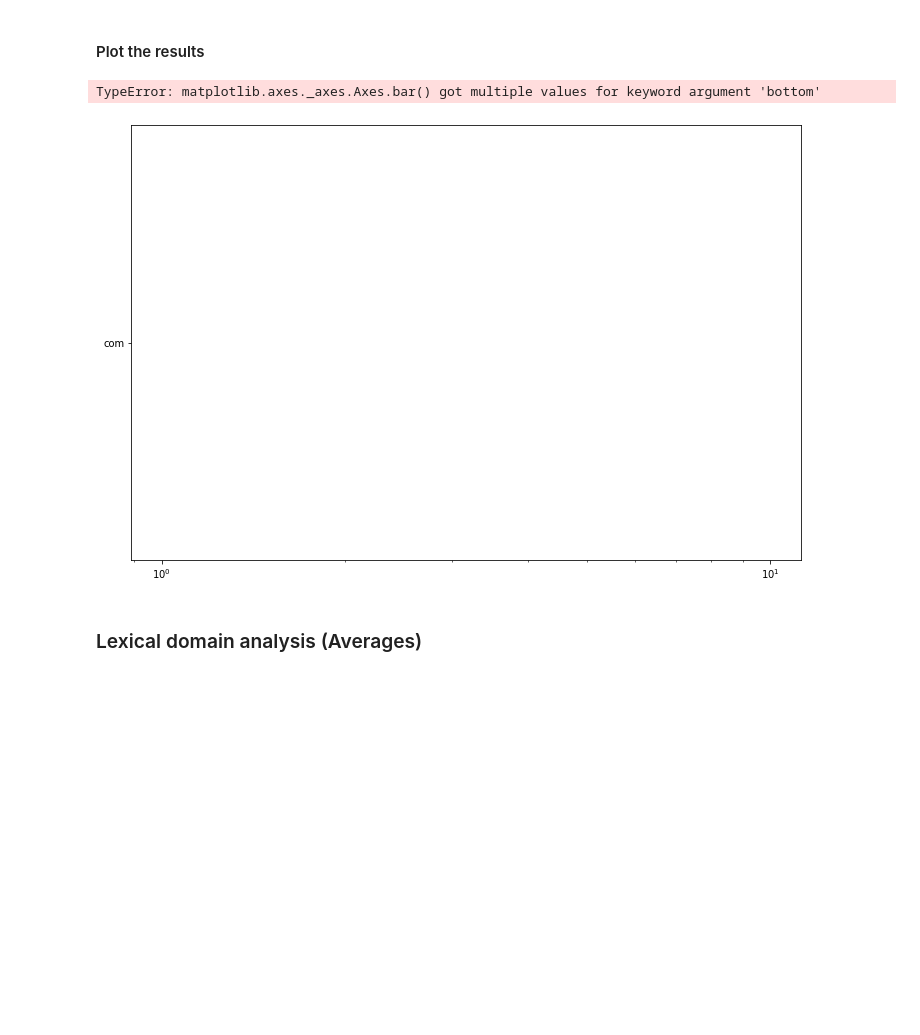
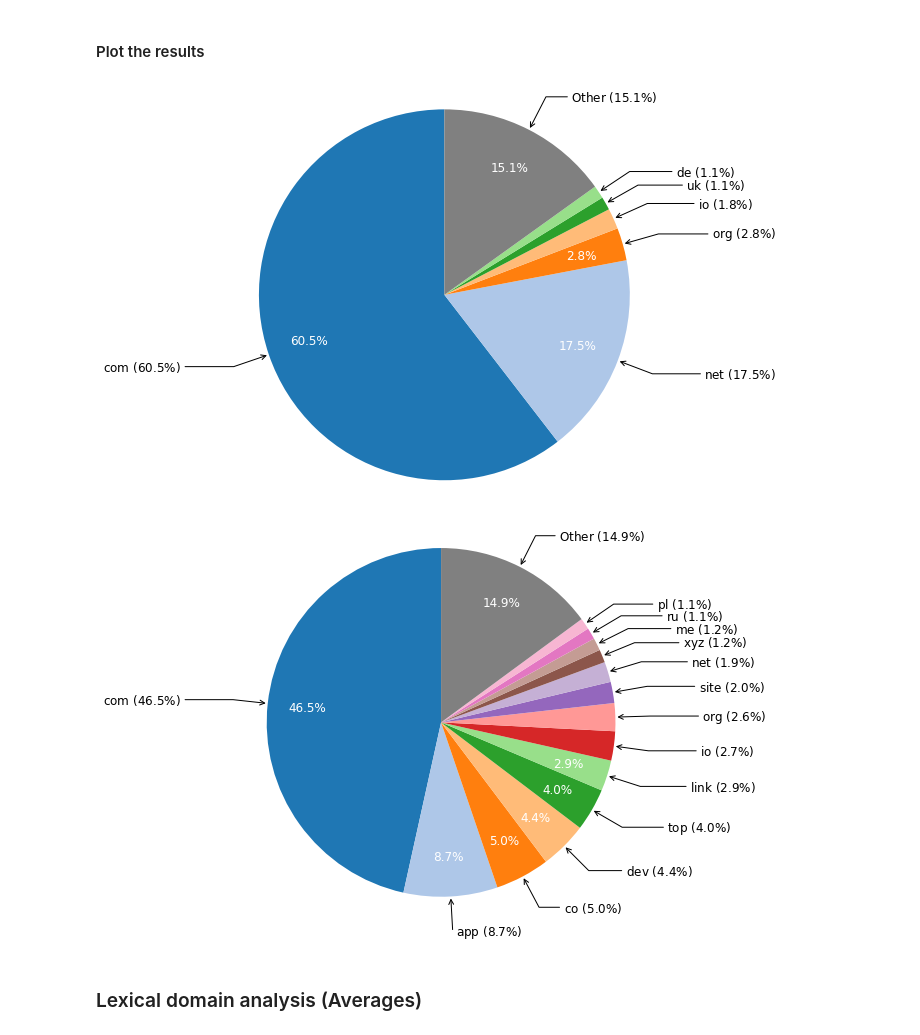
Before and after one commit to WitchoutName/pp-research-tools, a Jupyter notebook: MongoAnalysis.ipynb, the cells around one changed output. Cells and saved outputs as stored; diff of their text form; code cells hidden in the pictures; blank space fills up the shorter version.

Commit message:
Fixes of Geo visualisations

```diff
--- a/MongoAnalysis.ipynb
+++ b/MongoAnalysis.ipynb
@@ -217,11 +340,12 @@ df_benign["tld"] = df_benign["domain_name"].apply(lambda x: x.split(".")[-1])
 df_misp["tld"] = df_misp["domain_name"].apply(lambda x: x.split(".")[-1])
 
 
-min_percentage = 0.005
+min_percentage_benign = 0.01
+min_percentage_misp = 0.01
 
 # Calculate distributions
-benign_tld_dist = calculate_column_distribution(df_benign, "tld", min_percentage)
-misp_tld_dist = calculate_column_distribution(df_misp, "tld", min_percentage)
+benign_tld_dist = calculate_column_distribution(df_benign, "tld", min_percentage_benign)
+misp_tld_dist = calculate_column_distribution(df_misp, "tld", min_percentage_misp)
 # %%
 logged = np.log(benign_tld_dist['count']*10)/10
 logged / max(logged) * 0.75
@@ -242,18 +362,24 @@ Name: count, dtype: float64
 #### Plot the results
 # %%
 feature_name = "Top-Level Domain"
+feature_name = "TLD"
 
 # Plot the Benign data
-barplot_column_distribution(benign_tld_dist, feature_name, "Benign", color="b", log_scale=True, bottom=1e-0)
-piechart_column_distribution(benign_tld_dist, feature_name, "Benign", color_map=plt.cm.Blues)
-piechart_column_distribution(benign_tld_dist, feature_name, "Benign", color_map=plt.cm.Blues, legend=True)
+#barplot_column_distribution(benign_tld_dist, feature_name, "Benign", color="b", log_scale=True, bottom=1e-0)
+#piechart_column_distribution(benign_tld_dist, feature_name, "Benign")
+#piechart_column_distribution(benign_tld_dist, feature_name, "Benign", legend=True)
+#piechart_column_distribution2(benign_tld_dist, feature_name, "Benign")
+#piechart_column_distribution3(benign_tld_dist, feature_name, "Benign")
+piechart_column_distribution4(benign_tld_dist, feature_name, "Benign")
 # Plot the Phishing data
-barplot_column_distribution(misp_tld_dist, feature_name, "Phishing", color="r", log_scale=True, bottom=1e-0)
-piechart_column_distribution(misp_tld_dist, feature_name, "Phishing")
-piechart_column_distribution(misp_tld_dist, feature_name, "Phishing", legend=True)
+#barplot_column_distribution(misp_tld_dist, feature_name, "Phishing", color="r", log_scale=True, bottom=1e-0)
+#piechart_column_distribution(misp_tld_dist, feature_name, "Phishing")
+#piechart_column_distribution(misp_tld_dist, feature_name, "Phishing", legend=True)
+#piechart_column_distribution3(misp_tld_dist, feature_name, "Phishing")
+piechart_column_distribution4(misp_tld_dist, feature_name, "Phishing")
 # %% [output]
-TypeError: matplotlib.axes._axes.Axes.bar() got multiple values for keyword argument 'bottom'
-[figure, old version]
+[figure, new version]
+[figure, added]
 # %% [markdown]
 ### Lexical domain analysis (Averages)
 # %% [markdown]
```
Also changed, not shown: parts of 28 cells of this notebook.
